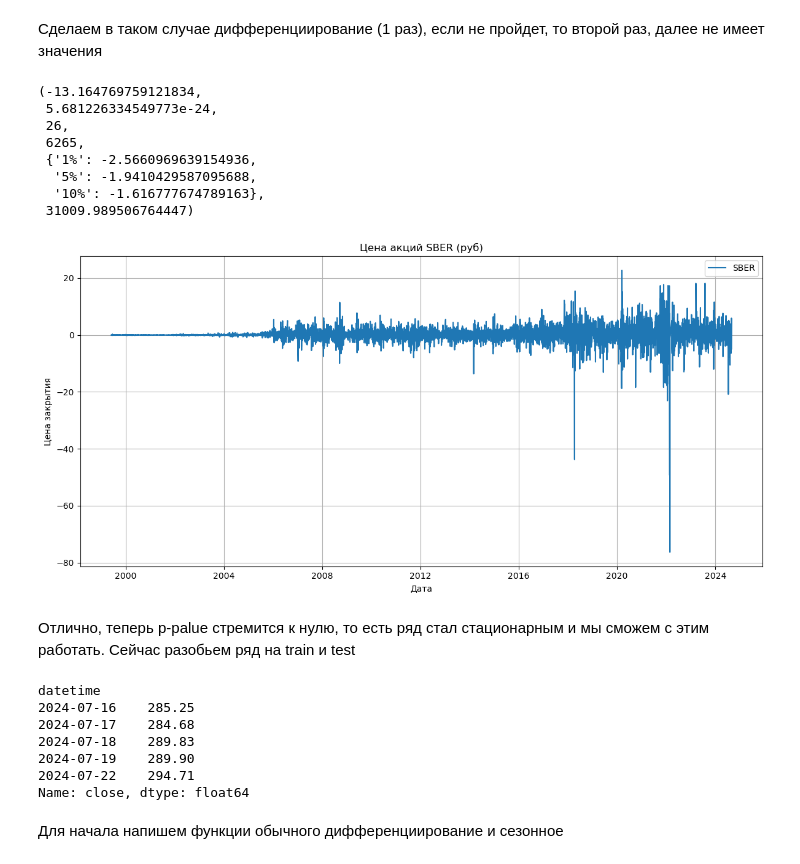
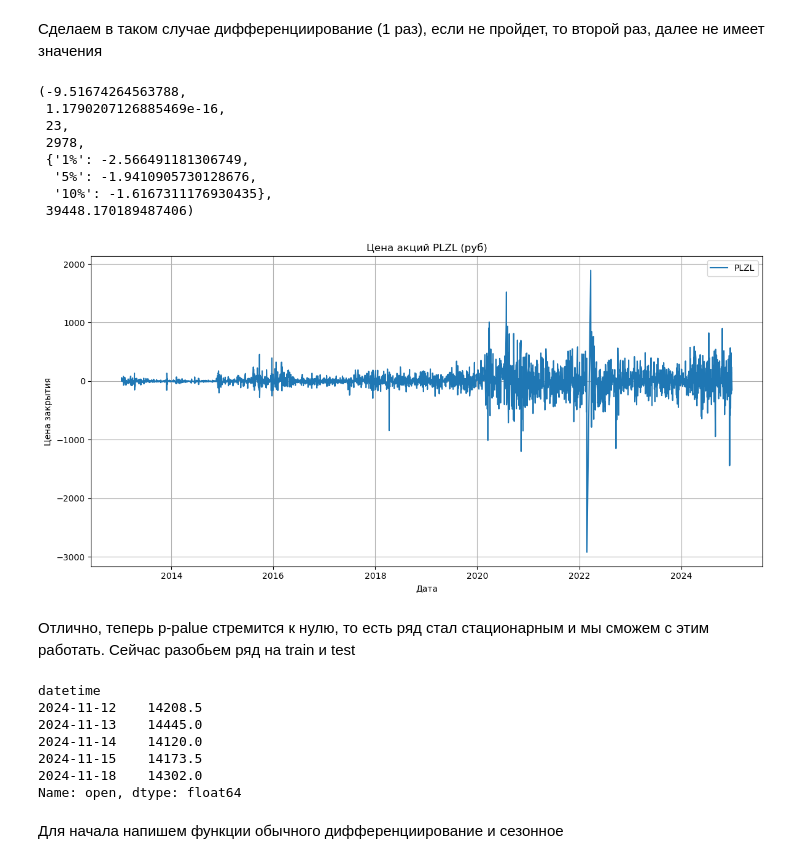
Before and after one commit to MovetOn31/SARIMA, a Jupyter notebook: Project_SARIMA.ipynb, the cells around one changed output. Cells and saved outputs as stored; diff of their text form; code cells hidden in the pictures.

```diff
--- a/Project_SARIMA.ipynb
+++ b/Project_SARIMA.ipynb
@@ -11,7 +11,7 @@ from sklearn.linear_model import LinearRegression
 import plotly.graph_objects as go
 import datetime
 # %%
-df = pd.read_csv('https://github.com/MovetOn31/SARIMA/blob/main/SBER_D1.csv',parse_dates = ['datetime'], index_col = 'datetime')
+df = pd.read_csv('PLZL_python_ready_with_close.csv',parse_dates = ['datetime'], index_col = 'datetime')
 #https://github.com/MovetOn31/SomeProjects/blob/main/SBER_D1.csv
 # %%
 df.tail()
@@ -74,49 +74,49 @@ adfuller (y, regression = 'ct', autolag = 'AIC')
 # %% [markdown]
 Сделаем в таком случае дифференциирование (1 раз), если не пройдет, то второй раз, далее не имеет значения
 # %%
-df['diff1'] = df['close'].diff()
+df['diff1'] = df['open'].diff()
 df_diff1 = df['diff1'].dropna()
 
 #Проверка ADF - теста
 adfuller(df_diff1, regression = 'n', autolag = 'AIC')
 # %% [output]
-(-13.164769759121834,
- 5.681226334549773e-24,
- 26,
- 6265,
- {'1%': -2.5660969639154936,
-  '5%': -1.9410429587095688,
-  '10%': -1.616777674789163},
- 31009.989506764447)
+(-9.51674264563788,
+ 1.1790207126885469e-16,
+ 23,
+ 2978,
+ {'1%': -2.566491181306749,
+  '5%': -1.9410905730128676,
+  '10%': -1.6167311176930435},
+ 39448.170189487406)
 # %%
 plt.figure(figsize = (12, 6))
-plt.plot(df_diff1, label = 'SBER')
-plt.title('Цена акций SBER (руб)')
+plt.plot(df_diff1, label = 'PLZL')
+plt.title('Цена акций PLZL (руб)')
 plt.xlabel('Дата')
 plt.ylabel('Цена закрытия')
 plt.legend()
 plt.grid(True)
 plt.tight_layout()
 plt.show()
 # %% [output]
-[figure, old version]
+[figure, new version]
 # %% [markdown]
 Отлично, теперь p-palue стремится к нулю, то есть ряд стал стационарным и мы сможем с этим работать. Сейчас разобьем ряд на train и test
 # %%
 # Выбран такой параметр, чтобы мы предсказали 31 позицию
-split_ratio = 0.996 #0.996
+split_ratio = 0.990 #0.996
 split_index = int(len(y) * split_ratio)
 y_train = y.iloc[:split_index]
 y_test = y.iloc[split_index :]
 y_train.tail()
 # %% [output]
 datetime
-2024-07-16    285.25
-2024-07-17    284.68
-2024-07-18    289.83
-2024-07-19    289.90
-2024-07-22    294.71
-Name: close, dtype: float64
+2024-11-12    14208.5
+2024-11-13    14445.0
+2024-11-14    14120.0
+2024-11-15    14173.5
+2024-11-18    14302.0
+Name: open, dtype: float64
 # %% [markdown]
 Для начала напишем функции обычного дифференциирование и сезонное
 # %%
```
Also changed, not shown: parts of 11 cells of this notebook, 1 other file.
